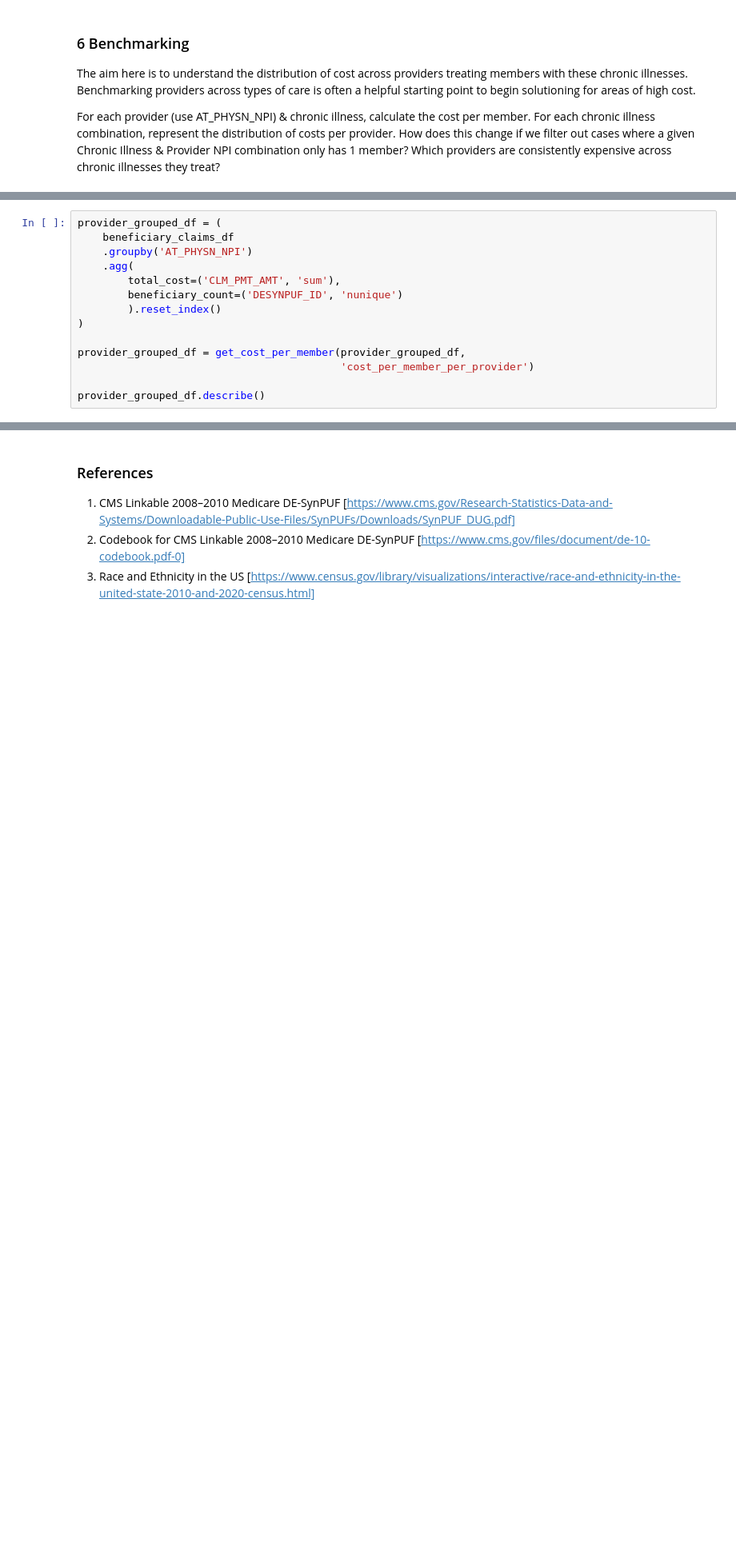
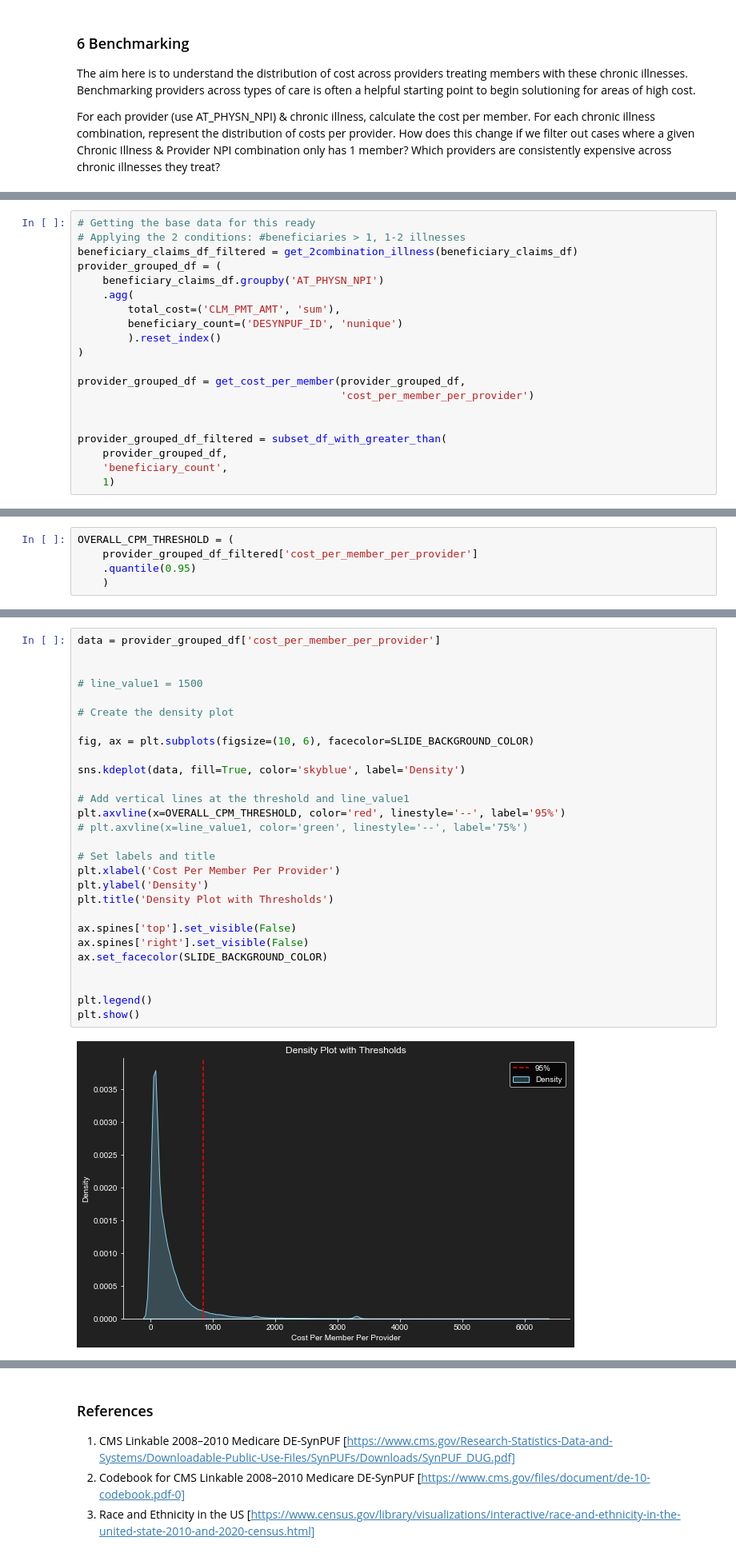
Before and after one commit to pattern-recogniser/python-helper, a Jupyter notebook: Outpatient claims analysis.ipynb, the cells around one changed output, grey strips where cells are left out. Shown at 80% size. Saved outputs shown, nothing was run; the diff lists cells and outputs as text; blank space fills up the shorter version.

```diff
--- a/Outpatient claims analysis.ipynb
+++ b/Outpatient claims analysis.ipynb
@@ -476,7 +492,9 @@ Irrespective of illness, retrieve providers that cost more than 75th percentile
 # %%
+# Getting the base data for this ready
+# Applying the 2 conditions: #beneficiaries > 1, 1-2 illnesses
+beneficiary_claims_df_filtered = get_2combination_illness(beneficiary_claims_df)
 provider_grouped_df = (
-    beneficiary_claims_df
-    .groupby('AT_PHYSN_NPI')
+    beneficiary_claims_df.groupby('AT_PHYSN_NPI')
     .agg(
         total_cost=('CLM_PMT_AMT', 'sum'),
         beneficiary_count=('DESYNPUF_ID', 'nunique')
@@ -486,4 +504,8 @@ provider_grouped_df = (
 provider_grouped_df = get_cost_per_member(provider_grouped_df,
                                           'cost_per_member_per_provider')
 
-provider_grouped_df.describe()
+
+provider_grouped_df_filtered = subset_df_with_greater_than(
+    provider_grouped_df,
+    'beneficiary_count',
+    1)
@@ -500 +512,6 @@ provider_grouped_df.describe()
+# %%
+OVERALL_CPM_THRESHOLD = (
+    provider_grouped_df_filtered['cost_per_member_per_provider']
+    .quantile(0.95)
+    )
 # %%
@@ -667,0 +535,30 @@ plt.show()
+# %%
+data = provider_grouped_df['cost_per_member_per_provider']
+
+
+# line_value1 = 1500
+
+# Create the density plot
+
+fig, ax = plt.subplots(figsize=(10, 6), facecolor=SLIDE_BACKGROUND_COLOR)
+
+sns.kdeplot(data, fill=True, color='skyblue', label='Density')
+
+# Add vertical lines at the threshold and line_value1
+plt.axvline(x=OVERALL_CPM_THRESHOLD, color='red', linestyle='--', label='95%')
+# plt.axvline(x=line_value1, color='green', linestyle='--', label='75%')
+
+# Set labels and title
+plt.xlabel('Cost Per Member Per Provider')
+plt.ylabel('Density')
+plt.title('Density Plot with Thresholds')
+
+ax.spines['top'].set_visible(False)
+ax.spines['right'].set_visible(False)
+ax.set_facecolor(SLIDE_BACKGROUND_COLOR)
+
+
+plt.legend()
+plt.show()
+# %% [output]
+[figure, added]
```
Also changed, not shown: parts of 38 cells of this notebook, 4 other files.
